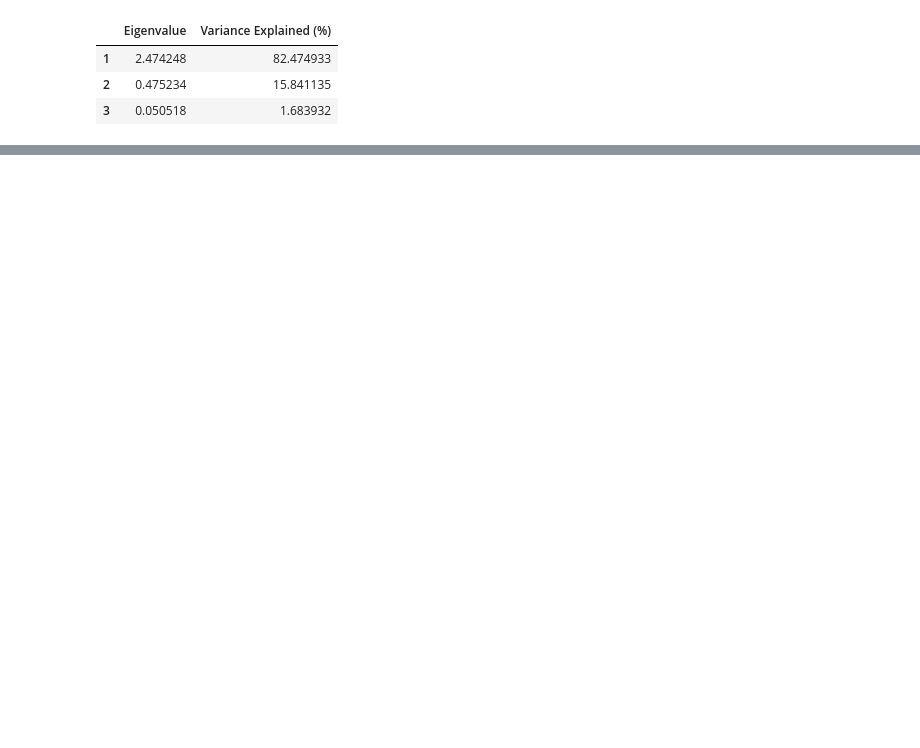
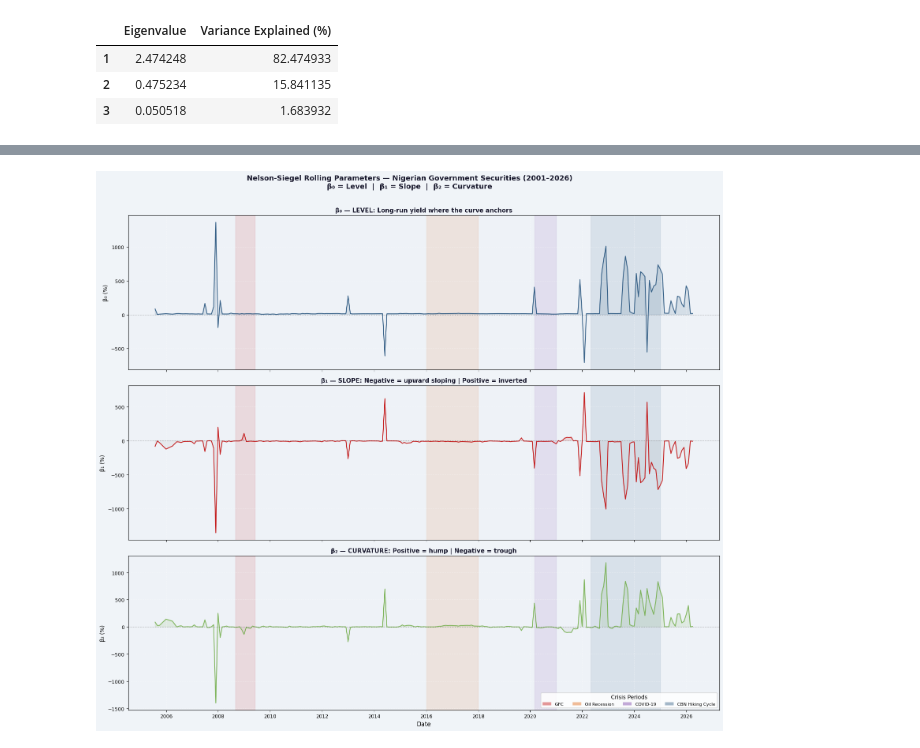
Before and after one commit to Sahdam/Yield-Curve-Analysis-FGN-BOND-, a Jupyter notebook: yield_curve_analysis.ipynb, the cells around one changed output, grey strips where cells are left out. Drawn from its saved outputs; the diff is of its cells as text; code cells hidden in the pictures; blank space fills up the shorter version.

```diff
--- a/yield_curve_analysis.ipynb
+++ b/yield_curve_analysis.ipynb
@@ -720,0 +882,20 @@ pca_result
+# %%
+# ── Apply NS fitting to every row in the yield curve ──────────────────────
+# yield_curve_clean comes from your original notebook
+# We use a monthly resampled version for speed and cleaner visualisation
+
+yield_monthly = yield_curve_clean.resample('ME').mean()
+
+# Fit NS across every month — this creates a DataFrame with one row per month
+ns_params = yield_monthly.apply(fit_ns_row, axis=1)
+
+# Remove rows where fitting failed (not enough data points)
+ns_params = ns_params.dropna(subset=['beta_0'])
+
+# Filter out implausible fits (RMSE > 2 means the model didn't converge well)
+ns_params = ns_params[ns_params['rmse'] < 2.0]
+
+print(f"Successfully fitted NS model for {len(ns_params)} months")
+print(f"Date range: {ns_params.index.min().date()} to {ns_params.index.max().date()}")
+print("\nSample of fitted parameters:")
+print(ns_params.head(10).round(4))
@@ -720,0 +919,74 @@ pca_result
+# %%
+# ── PLOT: Rolling NS Parameters Over Time ─────────────────────────────────
+
+fig, axes = plt.subplots(3, 1, figsize=(16, 14), sharex=True)
+fig.patch.set_facecolor('#f0f4f8')
+fig.suptitle(
+    'Nelson-Siegel Rolling Parameters — Nigerian Government Securities (2001–2026)\n'
+    'β₀ = Level  |  β₁ = Slope  |  β₂ = Curvature',
+    fontsize=13, fontweight='bold', y=1.01, color='#1a1a2e'
+)
+
+# Crisis shading — applied to all three panels
+CRISIS_PERIODS = [
+    ('2008-09-01', '2009-06-01', '#c00000', 'GFC'),
+    ('2016-01-01', '2017-12-31', '#e05c00', 'Oil Recession'),
+    ('2020-03-01', '2020-12-31', '#7030a0', 'COVID-19'),
+    ('2022-05-01', '2024-12-31', '#1f4e79', 'CBN Hiking Cycle'),
+]
+
+param_config = [
+    # (column,    colour,    y-label,                    title)
+    ('beta_0', '#1f4e79', 'β₀ (%)',
+     'β₀ — LEVEL: Long-run yield where the curve anchors'),
+    ('beta_1', '#c00000', 'β₁ (%)',
+     'β₁ — SLOPE: Negative = upward sloping | Positive = inverted'),
+    ('beta_2', '#70ad47', 'β₂ (%)',
+     'β₂ — CURVATURE: Positive = hump | Negative = trough'),
+]
+
+for ax, (col, color, ylabel, title) in zip(axes, param_config):
+    ax.set_facecolor('#eef2f7')
+    ax.grid(True, linestyle='--', alpha=0.4, color='white')
+
+    # Plot the parameter
+    ax.plot(ns_params.index, ns_params[col],
+            color=color, linewidth=1.5, alpha=0.85)
+
+    # Fill above/below zero
+    ax.fill_between(ns_params.index, ns_params[col], 0,
+                    where=(ns_params[col] >= 0),
+                    alpha=0.12, color=color)
+    ax.fill_between(ns_params.index, ns_params[col], 0,
+                    where=(ns_params[col] < 0),
+                    alpha=0.08, color='grey')
+
+    # Zero reference line
+    ax.axhline(0, color='black', linewidth=0.8, linestyle=':', alpha=0.5)
+
+    # Crisis shading
+    for start, end, c, label in CRISIS_PERIODS:
+        ax.axvspan(pd.to_datetime(start), pd.to_datetime(end),
+                   alpha=0.10, color=c)
+
+    ax.set_title(title, fontsize=11, fontweight='bold', pad=6, color='#1a1a2e')
+    ax.set_ylabel(ylabel, fontsize=10)
+    ax.tick_params(labelsize=9)
+
+# Crisis legend on the bottom panel only
+from matplotlib.patches import Patch
+legend_handles = [Patch(facecolor=c, alpha=0.4, label=lbl)
+                  for _, _, c, lbl in CRISIS_PERIODS]
+axes[-1].legend(handles=legend_handles, fontsize=8, ncol=4,
+                loc='lower right', framealpha=0.88, title='Crisis Periods')
+axes[-1].set_xlabel('Date', fontsize=11)
+axes[-1].xaxis.set_major_locator(mdates.YearLocator(2))
+axes[-1].xaxis.set_major_formatter(mdates.DateFormatter('%Y'))
+
+plt.tight_layout()
+plt.savefig('ns_rolling_parameters.png', dpi=150, bbox_inches='tight',
+            facecolor='#f0f4f8')
+plt.show()
+print("Chart saved as ns_rolling_parameters.png")
+# %% [output]
+[figure, added]
```
Also changed, not shown: parts of 16 cells of this notebook.
